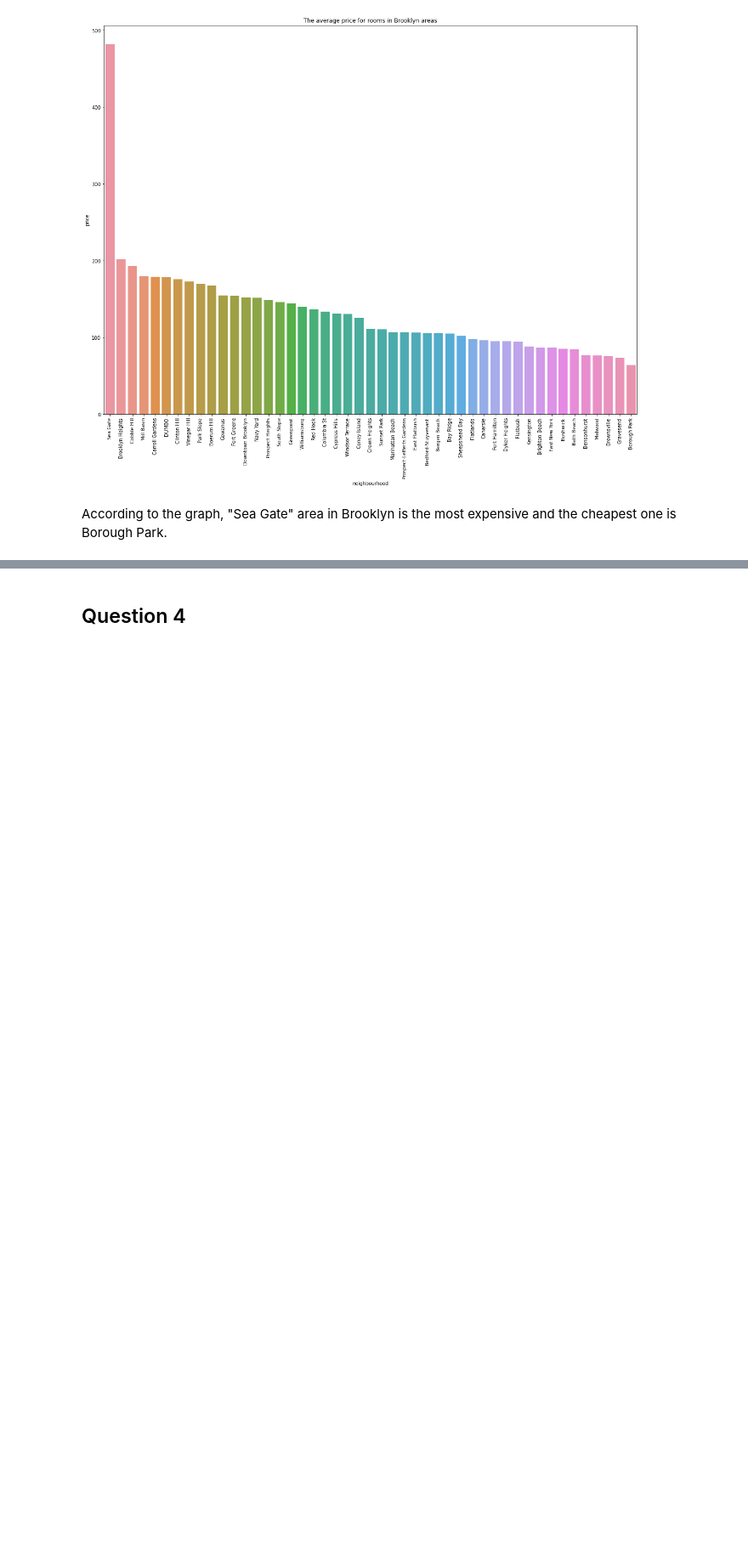
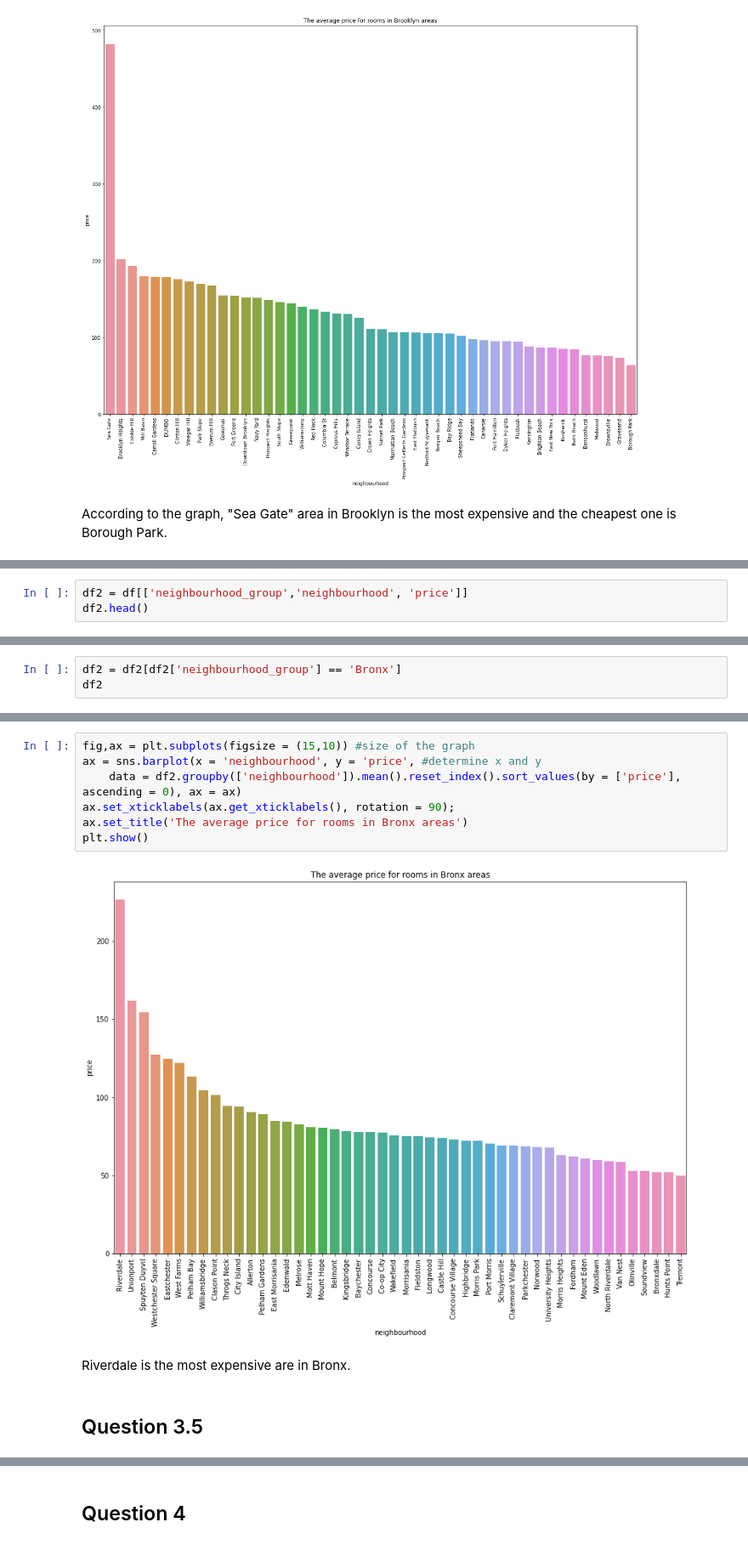
Before and after one commit to Zerdeli/Airnbnb-New-York-analysis, a Jupyter notebook: Airbnb New York.ipynb, the cells around one changed output, grey strips where cells are left out. Shown at 85% size. Saved outputs shown, nothing was run; the diff lists cells and outputs as text; blank space fills up the shorter version.

```diff
--- a/Airbnb New York.ipynb
+++ b/Airbnb New York.ipynb
@@ -362,0 +486,3 @@ According to the graph, "Sea Gate" area in Brooklyn is the most expensive and th
+# %%
+df2 = df[['neighbourhood_group','neighbourhood', 'price']]
+df2.head()
@@ -362,0 +496,3 @@ According to the graph, "Sea Gate" area in Brooklyn is the most expensive and th
+# %%
+df2 = df2[df2['neighbourhood_group'] == 'Bronx']
+df2
@@ -362,0 +533,13 @@ According to the graph, "Sea Gate" area in Brooklyn is the most expensive and th
+# %%
+fig,ax = plt.subplots(figsize = (15,10)) #size of the graph
+ax = sns.barplot(x = 'neighbourhood', y = 'price', #determine x and y
+    data = df2.groupby(['neighbourhood']).mean().reset_index().sort_values(by = ['price'], ascending = 0), ax = ax)
+ax.set_xticklabels(ax.get_xticklabels(), rotation = 90);
+ax.set_title('The average price for rooms in Bronx areas')
+plt.show()
+# %% [output]
+[figure, added]
+# %% [markdown]
+Riverdale is the most expensive are in Bronx.
+# %% [markdown]
+## Question 3.5
```
Also changed, not shown: parts of 34 cells of this notebook.
